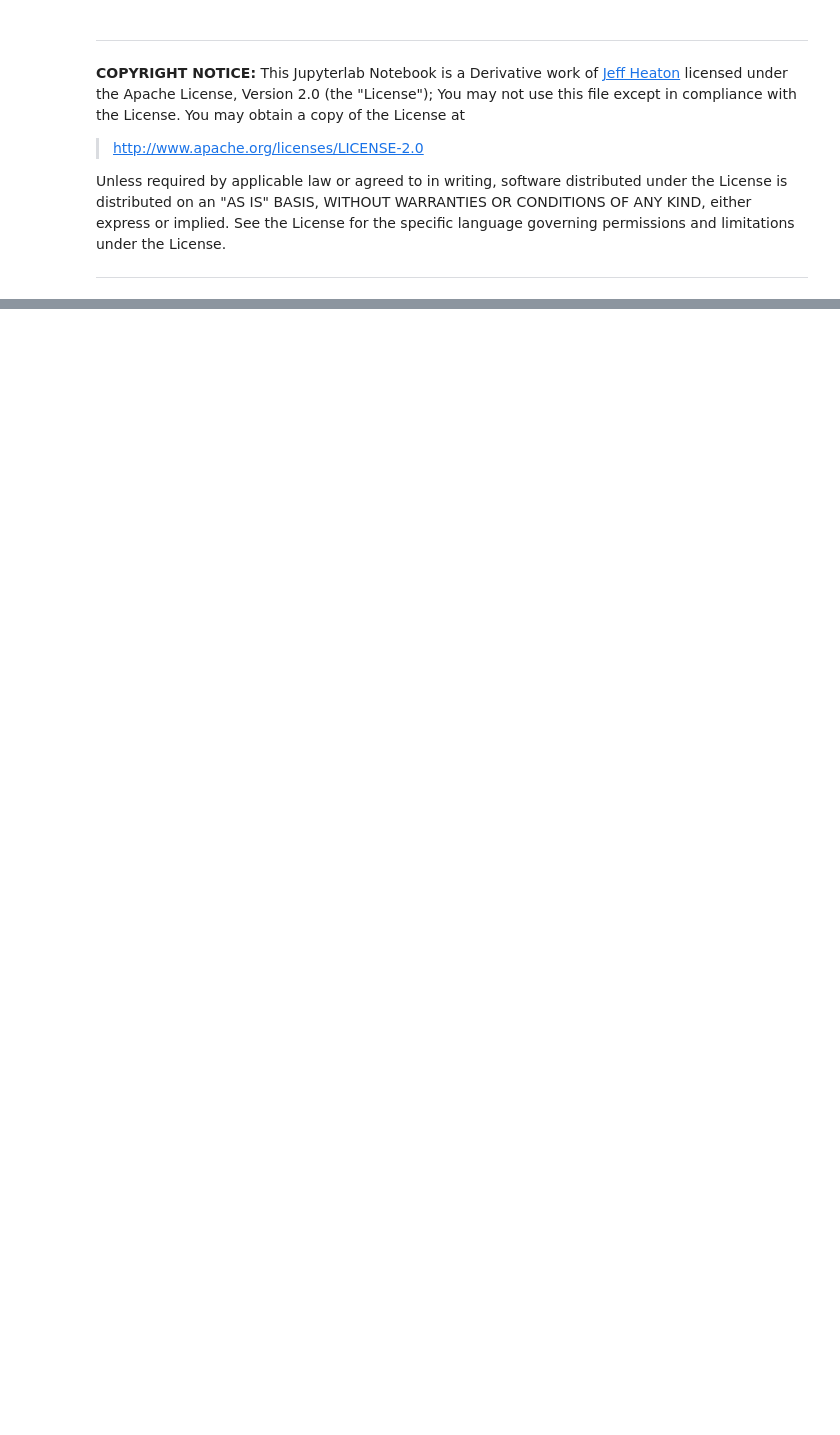
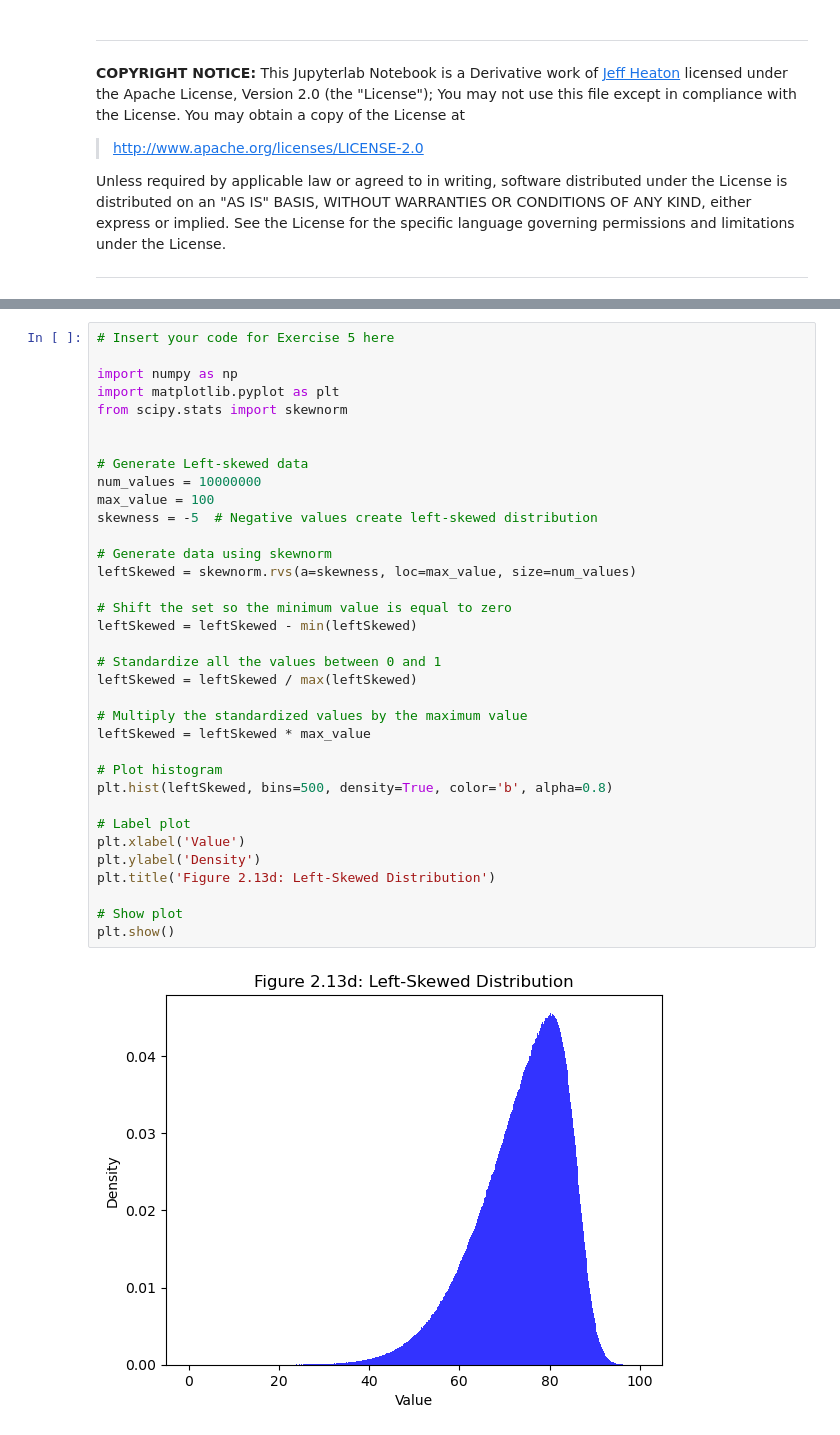
Before and after one commit to DavidSenseman/BIO5853, a Jupyter notebook: Lesson_01_5.ipynb, the cells around one changed output, grey strips where cells are left out. Drawn from its saved outputs; the diff is of its cells as text; blank space fills up the shorter version.

```diff
--- a/Lesson_01_5.ipynb
+++ b/Lesson_01_5.ipynb
@@ -463,0 +664,37 @@ When you have completed all of the code cells, and run them in sequential order
+# %%
+# Insert your code for Exercise 5 here
+
+import numpy as np
+import matplotlib.pyplot as plt
+from scipy.stats import skewnorm
+
+
+# Generate Left-skewed data
+num_values = 10000000
+max_value = 100
+skewness = -5  # Negative values create left-skewed distribution
+
+# Generate data using skewnorm
+leftSkewed = skewnorm.rvs(a=skewness, loc=max_value, size=num_values)
+
+# Shift the set so the minimum value is equal to zero
+leftSkewed = leftSkewed - min(leftSkewed)
+
+# Standardize all the values between 0 and 1
+leftSkewed = leftSkewed / max(leftSkewed)
+
+# Multiply the standardized values by the maximum value
+leftSkewed = leftSkewed * max_value
+
+# Plot histogram
+plt.hist(leftSkewed, bins=500, density=True, color='b', alpha=0.8)
+
+# Label plot
+plt.xlabel('Value')
+plt.ylabel('Density')
+plt.title('Figure 2.13d: Left-Skewed Distribution')
+
+# Show plot
+plt.show()
+# %% [output]
+[figure, added]
```
Also changed, not shown: parts of 177 cells of this notebook.
